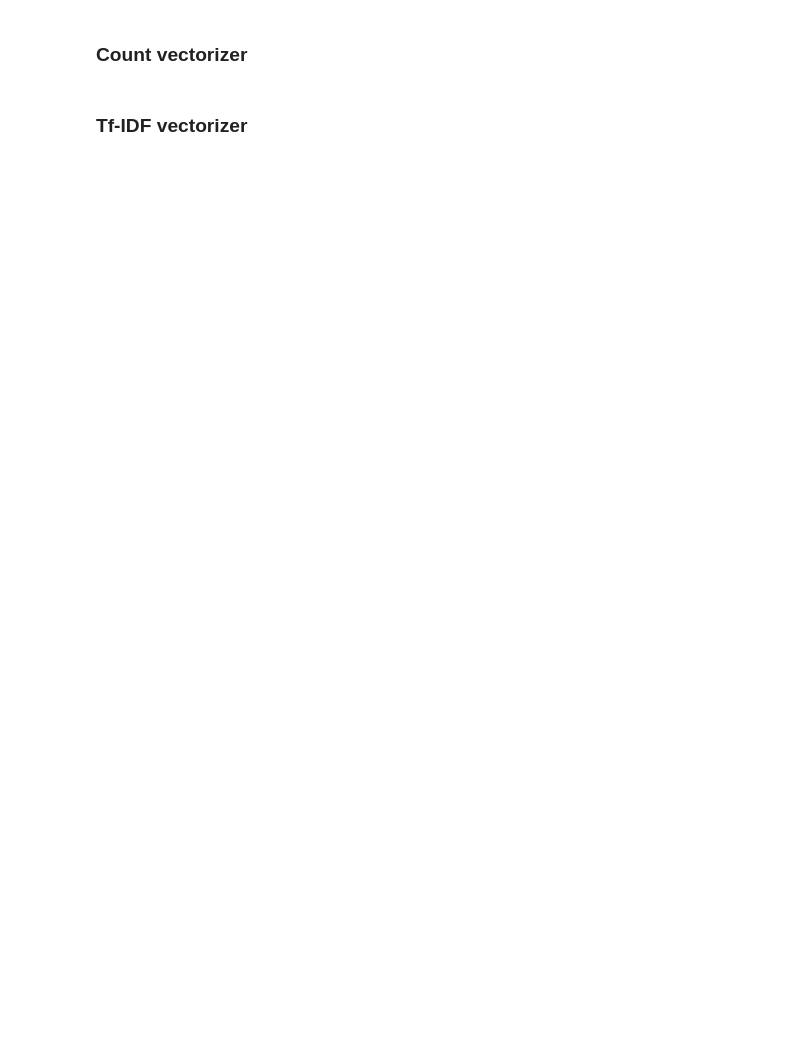
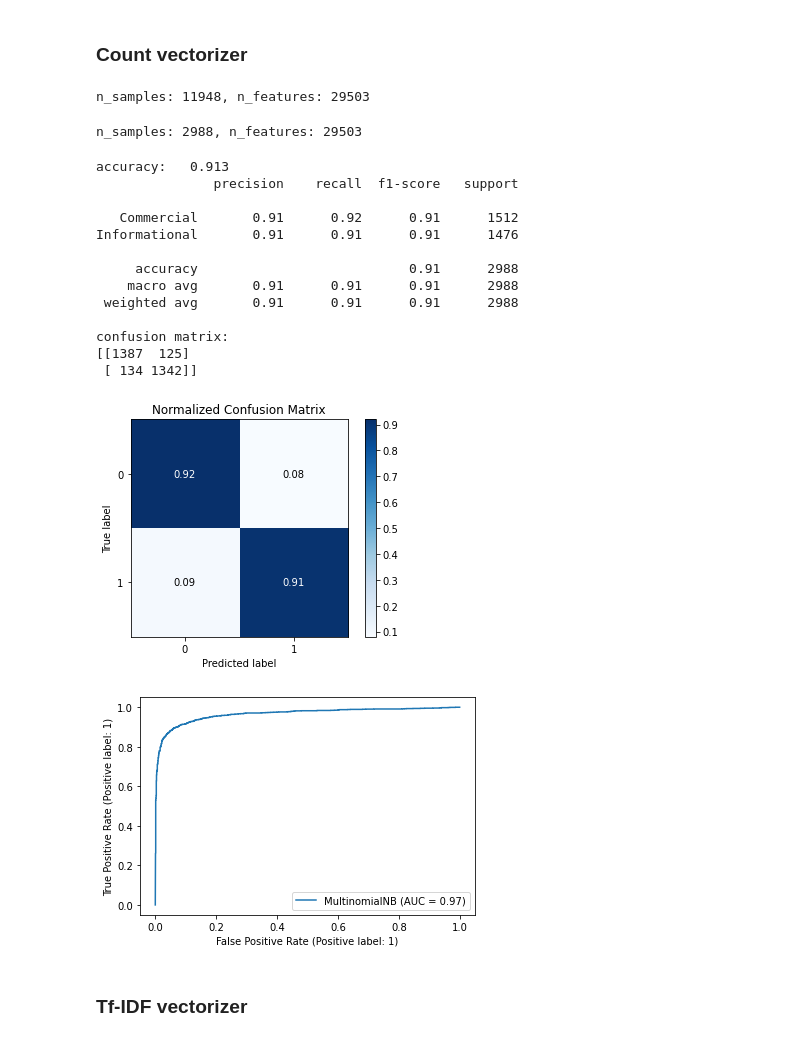
Before and after one commit to Inside0ut/PFE, a Jupyter notebook: Task-1/code/naive_bayes_model.ipynb, the cells around one changed output. Saved outputs shown, nothing was run; the diff lists cells and outputs as text; code cells hidden in the pictures; blank space fills up the shorter version.

```diff
--- a/Task-1/code/naive_bayes_model.ipynb
+++ b/Task-1/code/naive_bayes_model.ipynb
@@ -14,0 +14,5 @@ df.head()
+# %%
+# import the dataset and select a subset
+df = pd.read_csv('../data/task1_dataset.csv').drop(columns = 'Unnamed: 0')
+
+df
@@ -19,10 +44,7 @@ df.head()
 # %%
 # split data (80% training / 20% test)
-train,test=preprocess.eval_train_split(data=df['preprocessed'],labels=df['label'],validation=False)
-X_train=train[0]
-y_train=train[1]
-X_test=test[0]
-y_test=test[1]
+train,test=preprocess.eval_train_split(data = df['preprocessed'], labels = df['label'], validation=False)
+X_train, y_train, X_test, y_test = train[0], train[1], test[0], test[1]
 # %% [markdown]
 
 ### Count vectorizer
@@ -33,10 +55,14 @@ tf_vectorizer = CountVectorizer()
 X_train_tf = tf_vectorizer.fit_transform(X_train)
 
 print("n_samples: %d, n_features: %d" % X_train_tf.shape)
+# %% [output]
+n_samples: 11948, n_features: 29503
 # %%
 # transform texts to numerical values
 X_test_tf = tf_vectorizer.transform(X_test)
 print("n_samples: %d, n_features: %d" % X_test_tf.shape)
+# %% [output]
+n_samples: 2988, n_features: 29503
 # %%
 # train the multinomial naive bayes classifier
 naive_bayes_classifier = MultinomialNB()
@@ -47,14 +70,36 @@ y_pred = naive_bayes_classifier.predict(X_test_tf)
 # %%
+# predict data classes
+y_pred = naive_bayes_classifier.predict(X_test_tf)
+
 # compute the performance measures
 score1 = metrics.accuracy_score(y_test, y_pred)
 print("accuracy:   %0.3f" % score1)
 
-print(metrics.classification_report(y_test, y_pred,
-                                            target_names=['Inf', 'Com']))
+print(metrics.classification_report(y_test, y_pred, target_names=['Commercial', 'Informational']))
 
 print("confusion matrix:")
-tn, fp, fn, tp = metrics.confusion_matrix(y_test, y_pred).ravel()
-(tn, fp, fn, tp)
+print(metrics.confusion_matrix(y_test, y_pred))
+print()
+skplt.metrics.plot_confusion_matrix(y_test, y_pred, normalize=True)
+plt.show()
+
+svc_disp = metrics.RocCurveDisplay.from_estimator(naive_bayes_classifier, X_test_tf, y_test)
+# %% [output]
+accuracy:   0.913
+               precision    recall  f1-score   support
+
+   Commercial       0.91      0.92      0.91      1512
+Informational       0.91      0.91      0.91      1476
+
+     accuracy                           0.91      2988
+    macro avg       0.91      0.91      0.91      2988
+ weighted avg       0.91      0.91      0.91      2988
+
+confusion matrix:
+[[1387  125]
+ [ 134 1342]]
+[figure, added]
+[figure, added]
 # %% [markdown]
 
 ### Tf-IDF vectorizer
```
Also changed, not shown: parts of 5 cells of this notebook, 19 other files.
